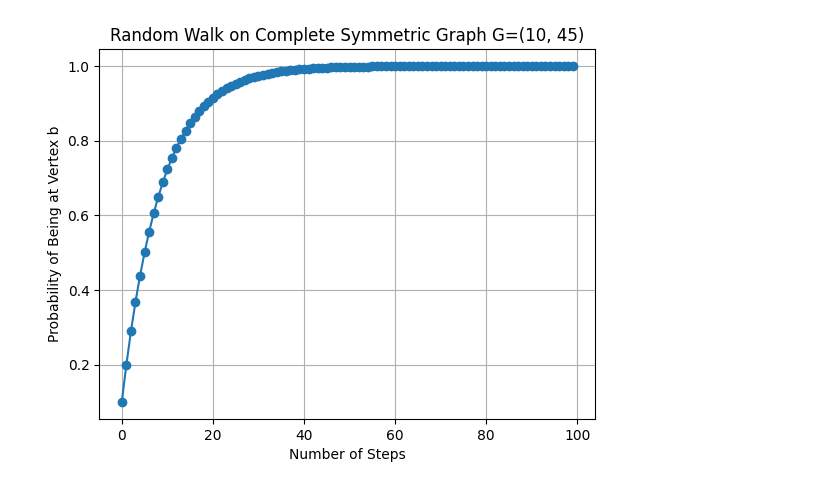
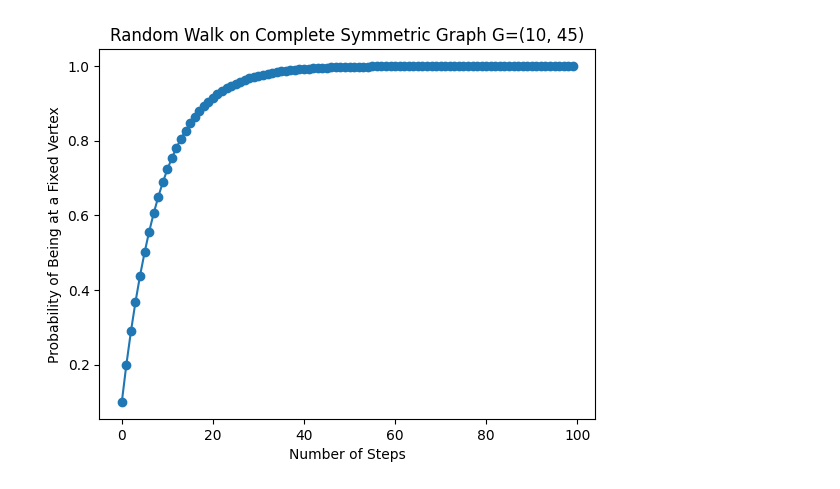
Before and after one commit to georgekorpas/ctu-quantum-computing-course, a Jupyter notebook: 02_classical_random_walk_probabilities.ipynb, the cells around one changed output. Cells and saved outputs as stored; diff of their text form; code cells hidden in the pictures.

```diff
--- a/02_classical_random_walk_probabilities.ipynb
+++ b/02_classical_random_walk_probabilities.ipynb
@@ -22,17 +22,18 @@ def find_b_probability(num_vertices, num_steps):
 # %%
 num_vertices = 10
 num_steps = 100
 probabilities = find_b_probability(num_vertices, num_steps)
 
 # Plot the probabilities
 plt.plot(range(num_steps), probabilities, marker='o')
 plt.xlabel('Number of Steps')
-plt.ylabel('Probability of Being at Vertex b')
+plt.ylabel('Probability of Being at a Fixed Vertex')
 plt.title(f'Random Walk on Complete Symmetric Graph G=({num_vertices}, {num_vertices * (num_vertices - 1) // 2})')
-plt.grid()
+#plt.grid()
+plt.savefig('quantum_random_walk_2.pdf')
 plt.show()
 # %% [output]
-[figure, old version]
+[figure, new version]
 # %%
 print("Probabilities of being at vertex b after each step:")
 for step, prob in enumerate(probabilities):
```
Also changed, not shown: parts of 1 cell of this notebook.
